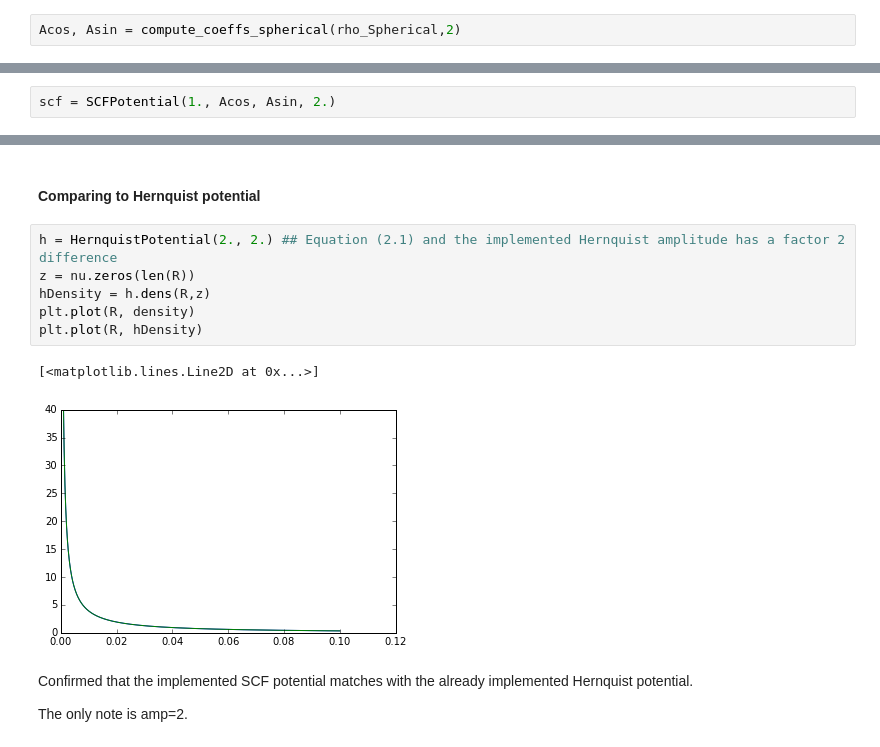
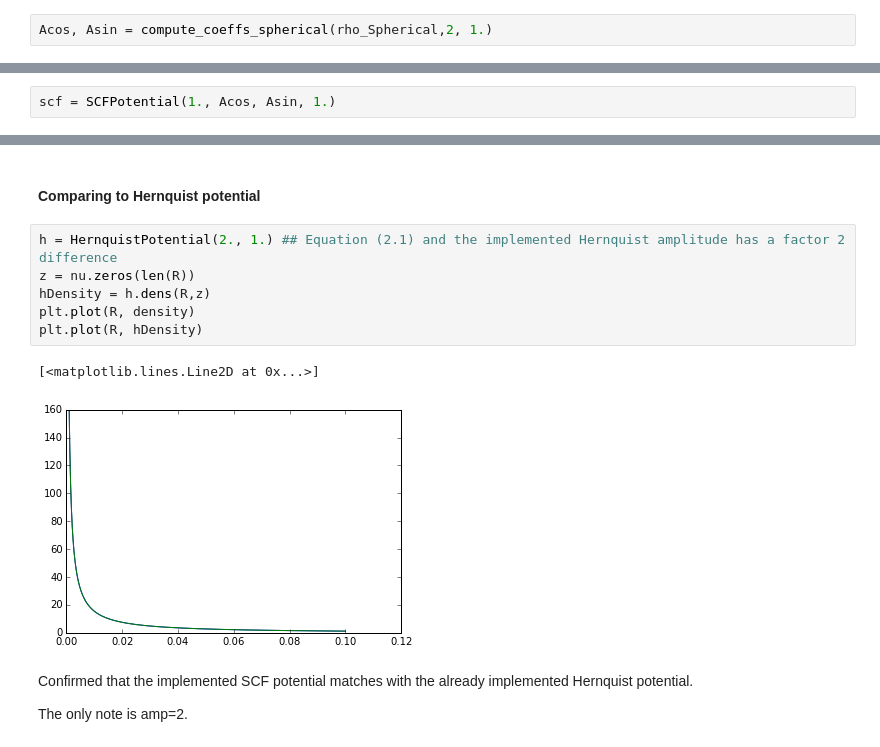
Before and after one commit to SeaifanAladdin/galpy-notebook, a Jupyter notebook: galpy/SCFPotential.ipynb, the cells around one changed output, grey strips where cells are left out. Cells and saved outputs as stored; diff of their text form.

```diff
--- a/galpy/SCFPotential.ipynb
+++ b/galpy/SCFPotential.ipynb
@@ -23,11 +21,11 @@ def rho_Spherical(R, z=0, phi=0., a=1.):
     r, theta, phi = cyl_to_spher(R,z, phi)
     return (2*nu.pi)**-1 * nu.power((r/a)*(a + r)**3 ,-1)
 # %%
-Acos, Asin = compute_coeffs_spherical(rho_Spherical,2)
+Acos, Asin = compute_coeffs_spherical(rho_Spherical,2, 1.)
 # %% [markdown]
 Creating the SCFPotential object
 # %%
-scf = SCFPotential(1., Acos, Asin, 2.)
+scf = SCFPotential(1., Acos, Asin, 1.)
 # %%
 def calculateSCFDensity(scf, R, Z=0., phi=0.):
     density = nu.zeros(len(R), float)
@@ -50,14 +48,14 @@ We confirm that our numerical density matches with our analytic density
 # %% [markdown]
 #### Comparing to Hernquist potential
 # %%
-h = HernquistPotential(2., 2.) ## Equation (2.1) and the implemented Hernquist amplitude has a factor 2 difference
+h = HernquistPotential(2., 1.) ## Equation (2.1) and the implemented Hernquist amplitude has a factor 2 difference
 z = nu.zeros(len(R))
 hDensity = h.dens(R,z)
 plt.plot(R, density)
 plt.plot(R, hDensity)
 # %% [output]
 [<matplotlib.lines.Line2D at 0x...>]
-[figure, old version]
+[figure, new version]
 # %% [markdown]
 Confirmed that the implemented SCF potential matches with the already implemented Hernquist potential.
 
```
Also changed, not shown: parts of 16 cells of this notebook.
